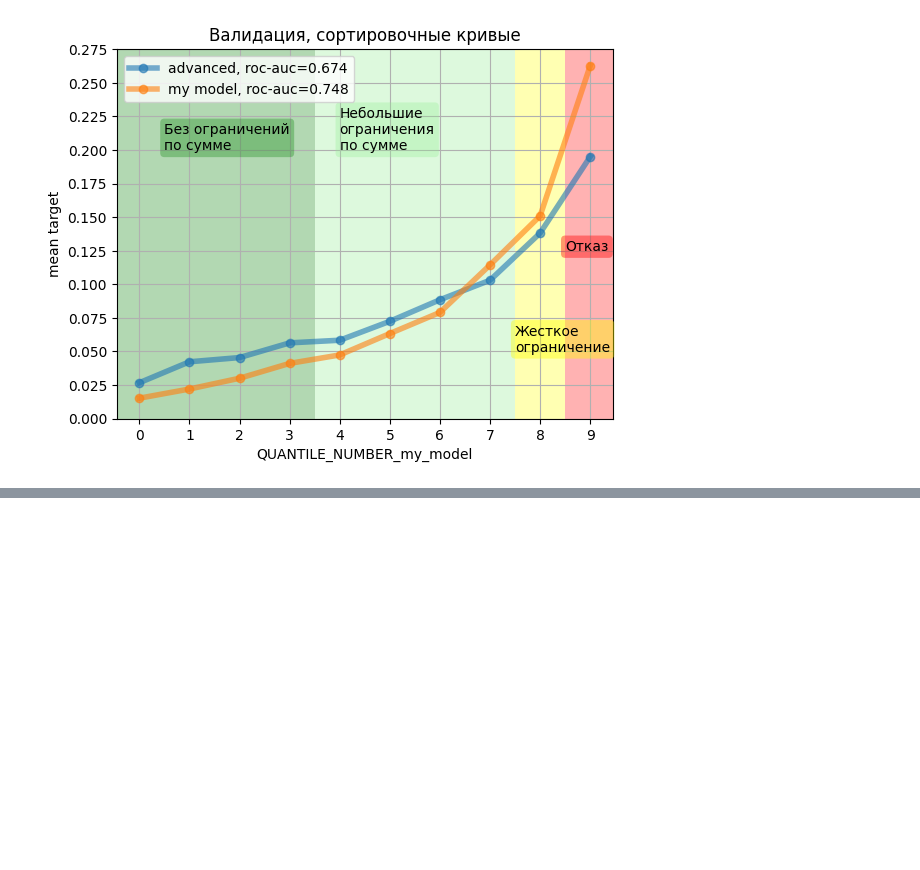
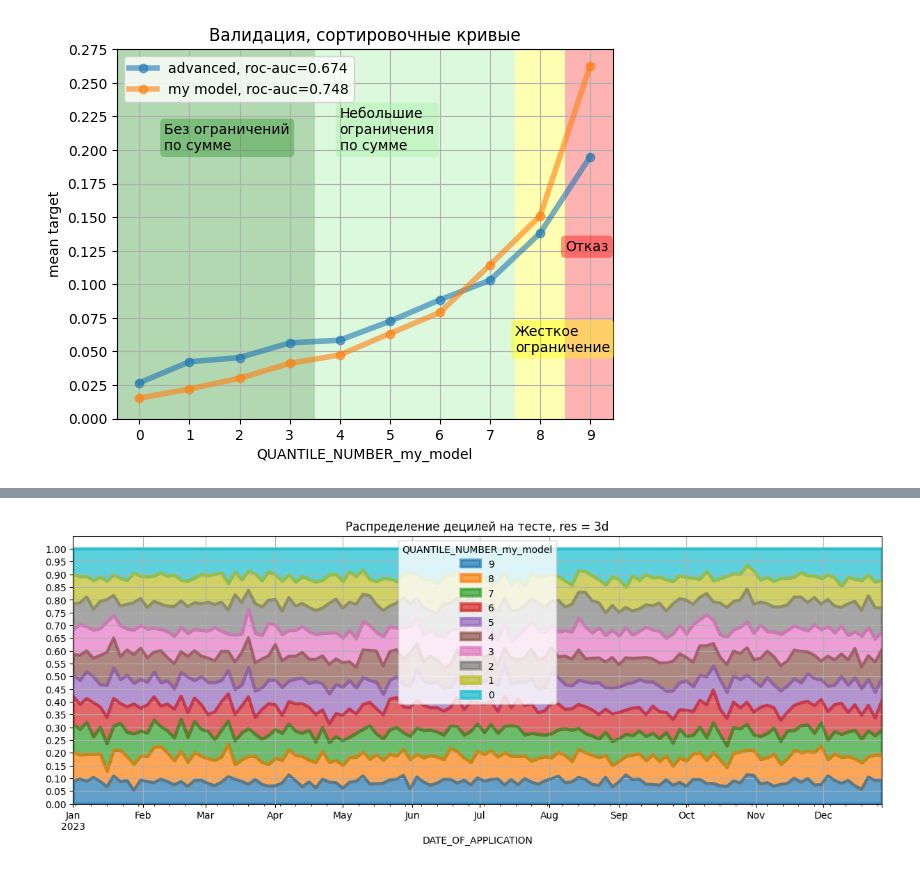
Before and after one commit to AlexanderSh11/credit_scoring_shift, a Jupyter notebook: src/metrics/model-validation.ipynb, the cells around one changed output, grey strips where cells are left out. Drawn from its saved outputs; the diff is of its cells as text; code cells hidden in the pictures; blank space fills up the shorter version.

```diff
--- a/src/metrics/model-validation.ipynb
+++ b/src/metrics/model-validation.ipynb
@@ -556,0 +697,17 @@ Text(8.5, 0.125, 'Отказ')
+# %%
+test = all_features_df_upper[
+    all_features_df_upper['NAME_CONTRACT_TYPE'].eq('Cash loans')
+    & all_features_df_upper['group'].eq('test')
+].reset_index(drop=True)
+# %%
+test['PROBA_my_model'] = my_model.predict_proba(
+    X=test[ALL_FEATURES],
+)[:, 1]
+# %%
+test['QUANTILE_NUMBER_my_model'] = 0
+quantile_thresholds = validation['QUANTILE_my_model'].unique().sort_values(ascending=True)
+for category, interval in enumerate(quantile_thresholds):
+    test.loc[
+        test['PROBA_my_model'].gt(interval.left),
+        'QUANTILE_NUMBER_my_model'
+    ] = category
@@ -556,0 +763,21 @@ Text(8.5, 0.125, 'Отказ')
+# %%
+res = '3d'
+info = test.groupby([
+    pd.Grouper(key='DATE_OF_APPLICATION', freq=res),
+    'QUANTILE_NUMBER_my_model',
+])['SK_ID_CURR'].count().unstack().iloc[:-1]
+
+info = info.reindex(sorted(info.columns, reverse=True), axis=1)
+
+info = info.div(info.sum(axis=1), axis=0)
+
+ax = info.plot.area(
+    figsize=(15, 5),
+    grid=True,
+    alpha=0.7,
+    lw=3,
+    yticks=np.arange(0, 1.05, 0.05),
+    title=f'Распределение децилей на тесте, res = {res}',
+)
+# %% [output]
+[figure, added]
```
Also changed, not shown: parts of 17 cells of this notebook, 2 other files.
